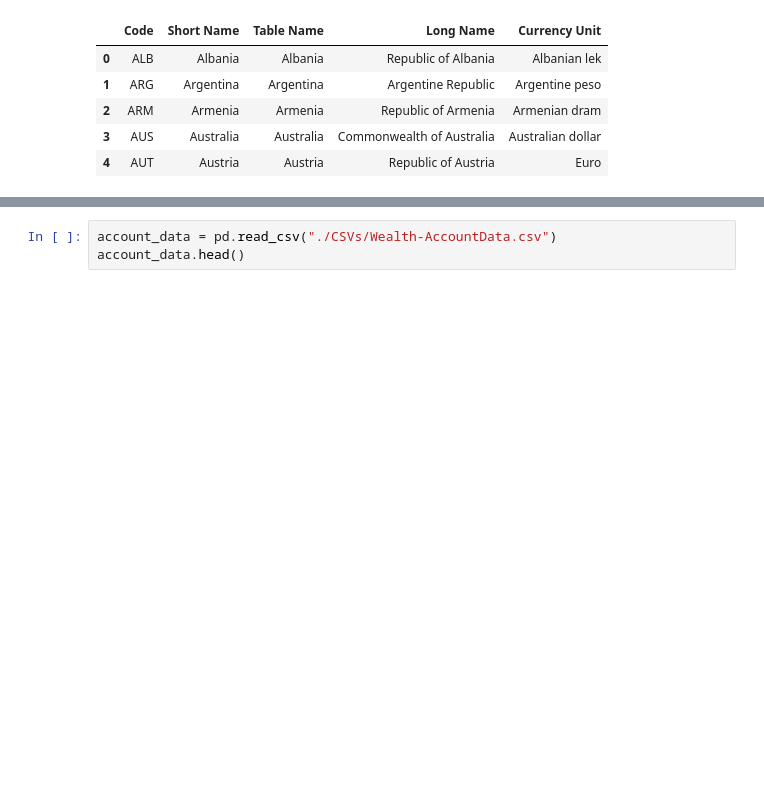
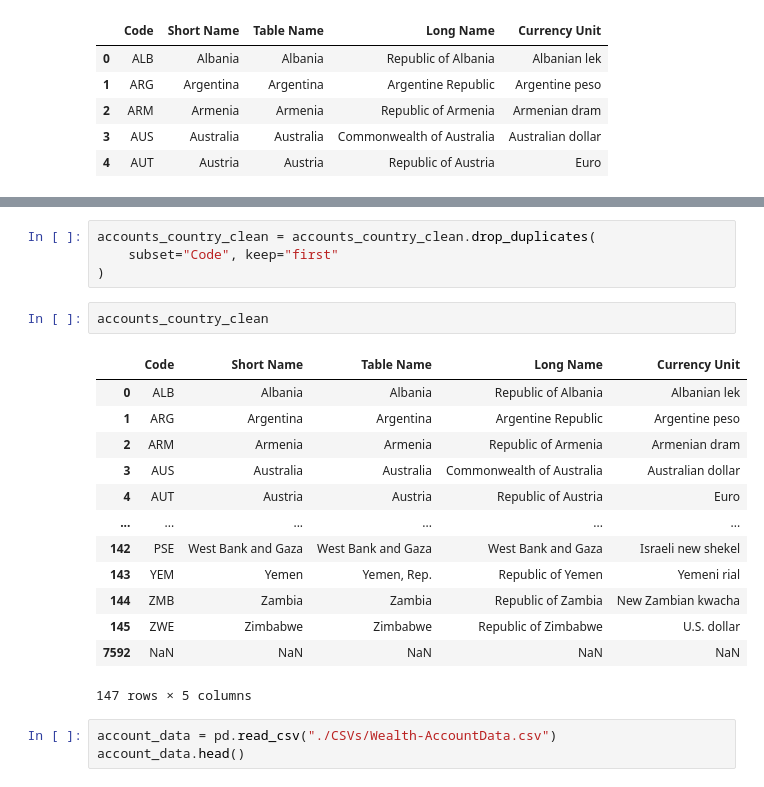
Before and after one commit to karkiayush/DE-Hands-On, a Jupyter notebook: end_to_end.ipynb, the cells around one changed output, grey strips where cells are left out. Drawn from its saved outputs; the diff is of its cells as text; blank space fills up the shorter version.

```diff
--- a/end_to_end.ipynb
+++ b/end_to_end.ipynb
@@ -83,3 +99,23 @@ accounts_country_clean.head()
+# %%
+accounts_country_clean = accounts_country_clean.drop_duplicates(
+    subset="Code", keep="first"
+)
+# %%
+accounts_country_clean
+# %% [output]
+|  | Code | Short Name | Table Name | Long Name | Currency Unit |
+| 0 | ALB | Albania | Albania | Republic of Albania | Albanian lek |
+| 1 | ARG | Argentina | Argentina | Argentine Republic | Argentine peso |
+| 2 | ARM | Armenia | Armenia | Republic of Armenia | Armenian dram |
+| 3 | AUS | Australia | Australia | Commonwealth of Australia | Australian dollar |
+| 4 | AUT | Austria | Austria | Republic of Austria | Euro |
+| ... | ... | ... | ... | ... | ... |
+| 142 | PSE | West Bank and Gaza | West Bank and Gaza | West Bank and Gaza | Israeli new shekel |
+| 143 | YEM | Yemen | Yemen, Rep. | Republic of Yemen | Yemeni rial |
+| 144 | ZMB | Zambia | Zambia | Republic of Zambia | New Zambian kwacha |
+| 145 | ZWE | Zimbabwe | Zimbabwe | Republic of Zimbabwe | U.S. dollar |
+| 7592 | NaN | NaN | NaN | NaN | NaN |
+147 rows × 5 columns
 # %%
 account_data = pd.read_csv("./CSVs/Wealth-AccountData.csv")
 account_data.head()
```
Also changed, not shown: parts of 14 cells of this notebook.
